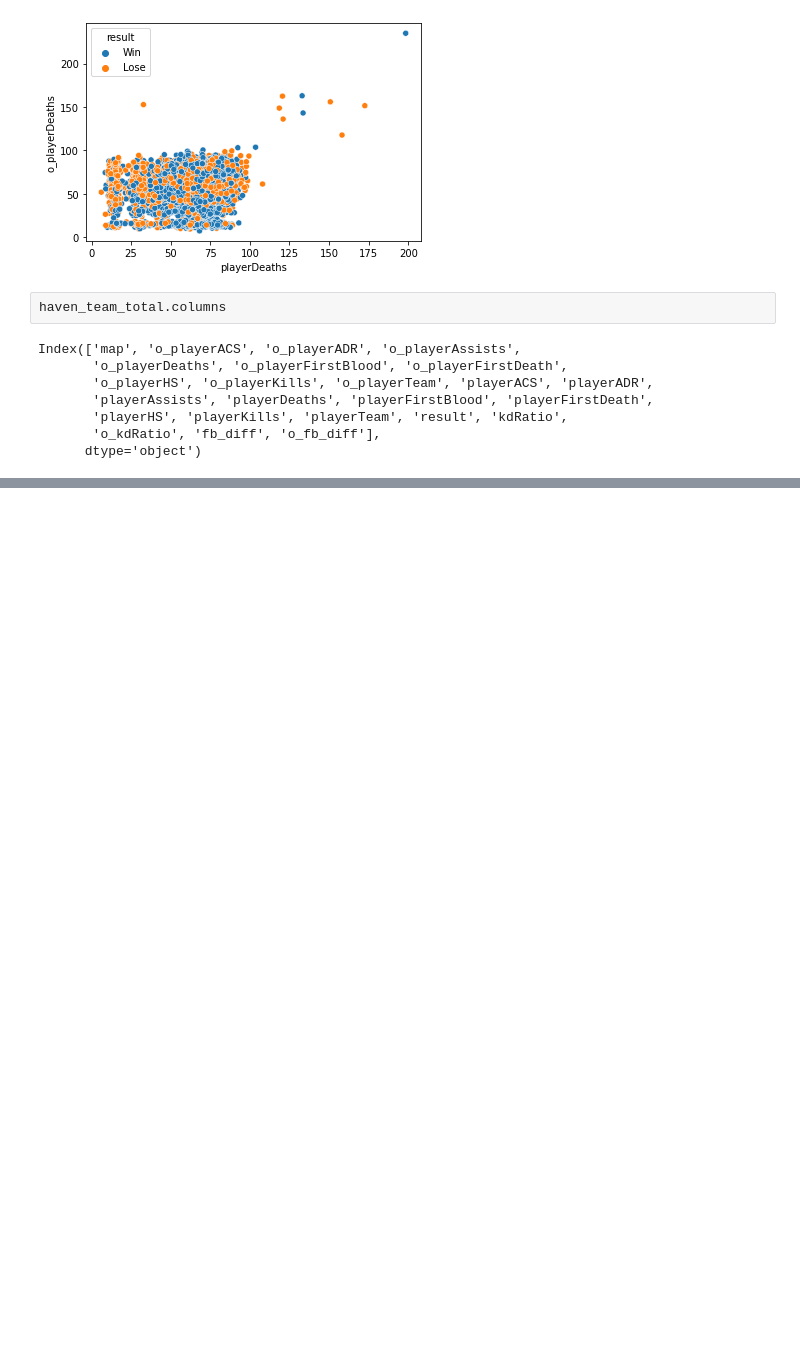
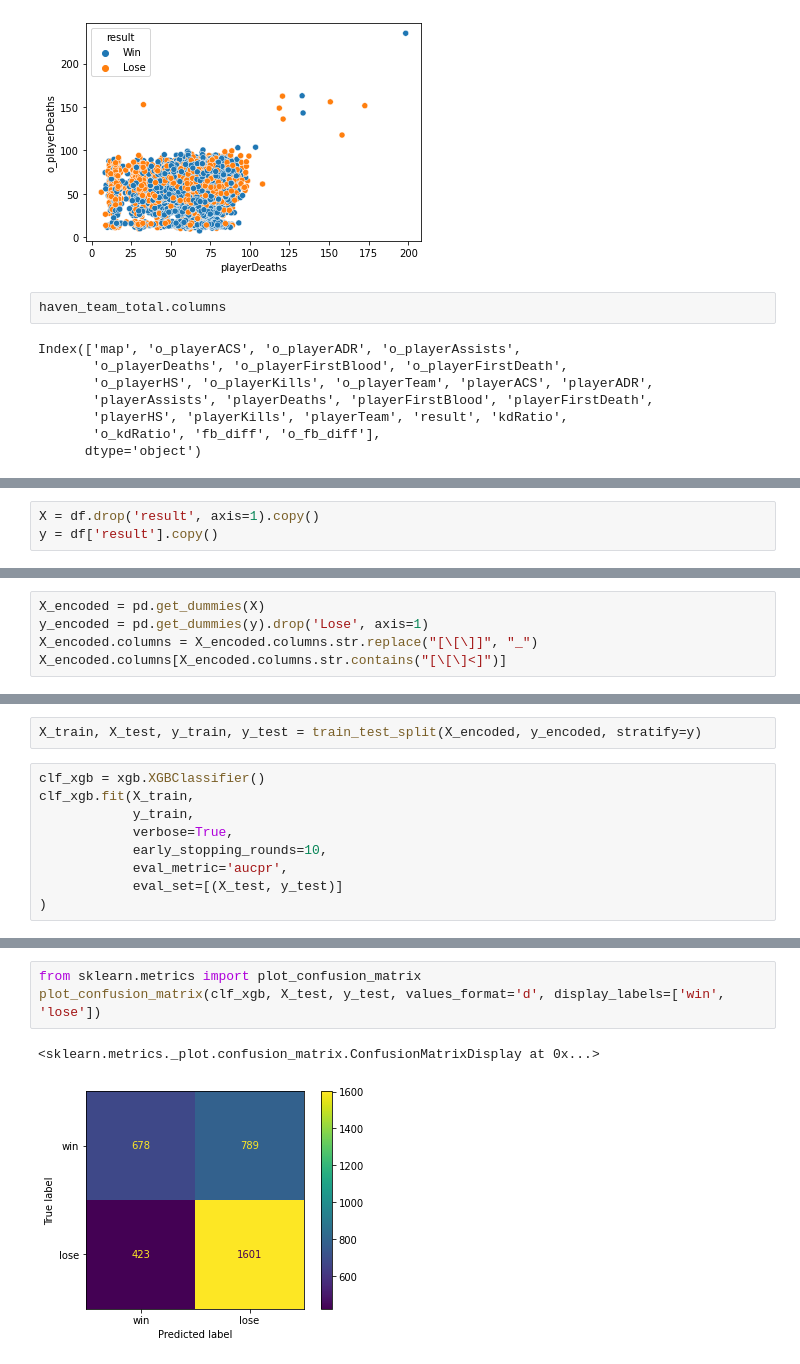
Before and after one commit to timothyliutl/ValorantData, a Jupyter notebook: secondAttempt.ipynb, the cells around one changed output, grey strips where cells are left out. Saved outputs shown, nothing was run; the diff lists cells and outputs as text; blank space fills up the shorter version.

```diff
--- a/secondAttempt.ipynb
+++ b/secondAttempt.ipynb
@@ -130,0 +149,3 @@ print(accuracy_score(y_pred=clf.predict(X_test), y_true=y_test))
+# %%
+X = df.drop('result', axis=1).copy()
+y = df['result'].copy()
@@ -130,0 +156,5 @@ print(accuracy_score(y_pred=clf.predict(X_test), y_true=y_test))
+# %%
+X_encoded = pd.get_dummies(X)
+y_encoded = pd.get_dummies(y).drop('Lose', axis=1)
+X_encoded.columns = X_encoded.columns.str.replace("[\[\]]", "_")
+X_encoded.columns[X_encoded.columns.str.contains("[\[\]<]")]
@@ -130,0 +163,11 @@ print(accuracy_score(y_pred=clf.predict(X_test), y_true=y_test))
+# %%
+X_train, X_test, y_train, y_test = train_test_split(X_encoded, y_encoded, stratify=y)
+# %%
+clf_xgb = xgb.XGBClassifier()
+clf_xgb.fit(X_train,
+            y_train,
+            verbose=True,
+            early_stopping_rounds=10,
+            eval_metric='aucpr',
+            eval_set=[(X_test, y_test)]
+)
@@ -130,0 +201,6 @@ print(accuracy_score(y_pred=clf.predict(X_test), y_true=y_test))
+# %%
+from sklearn.metrics import plot_confusion_matrix
+plot_confusion_matrix(clf_xgb, X_test, y_test, values_format='d', display_labels=['win', 'lose'])
+# %% [output]
+<sklearn.metrics._plot.confusion_matrix.ConfusionMatrixDisplay at 0x...>
+[figure, added]
```
Also changed, not shown: parts of 12 cells of this notebook, 2 other files.
